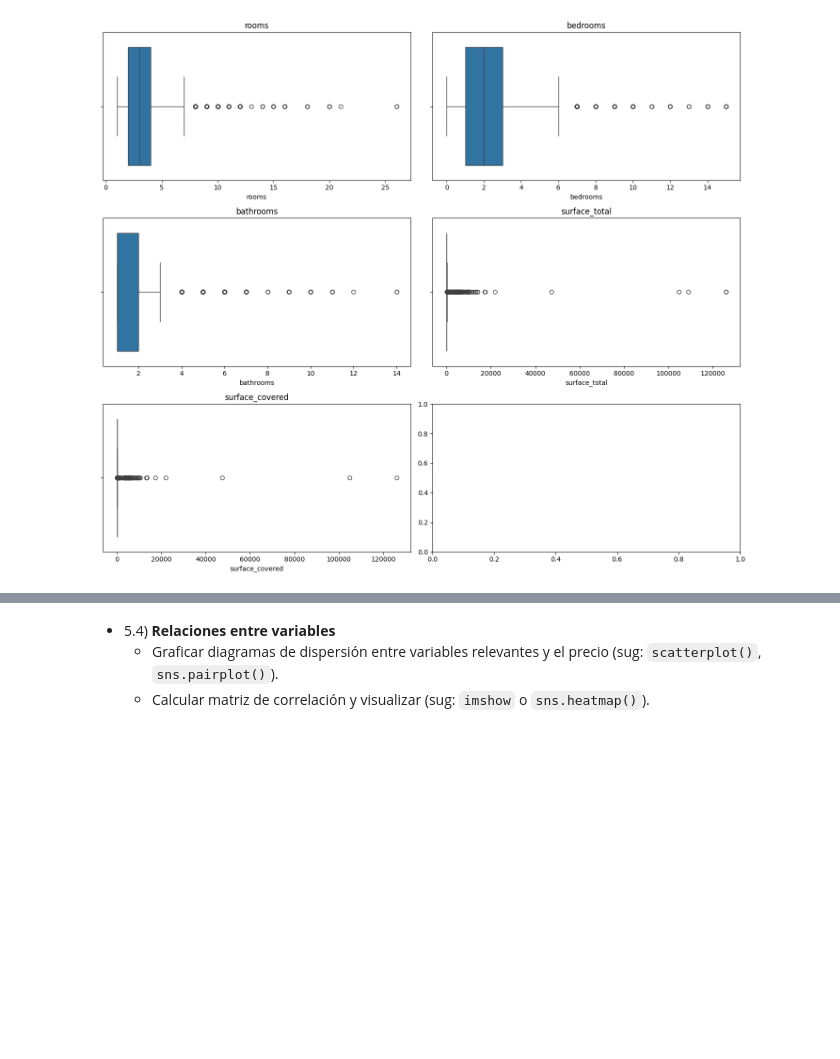
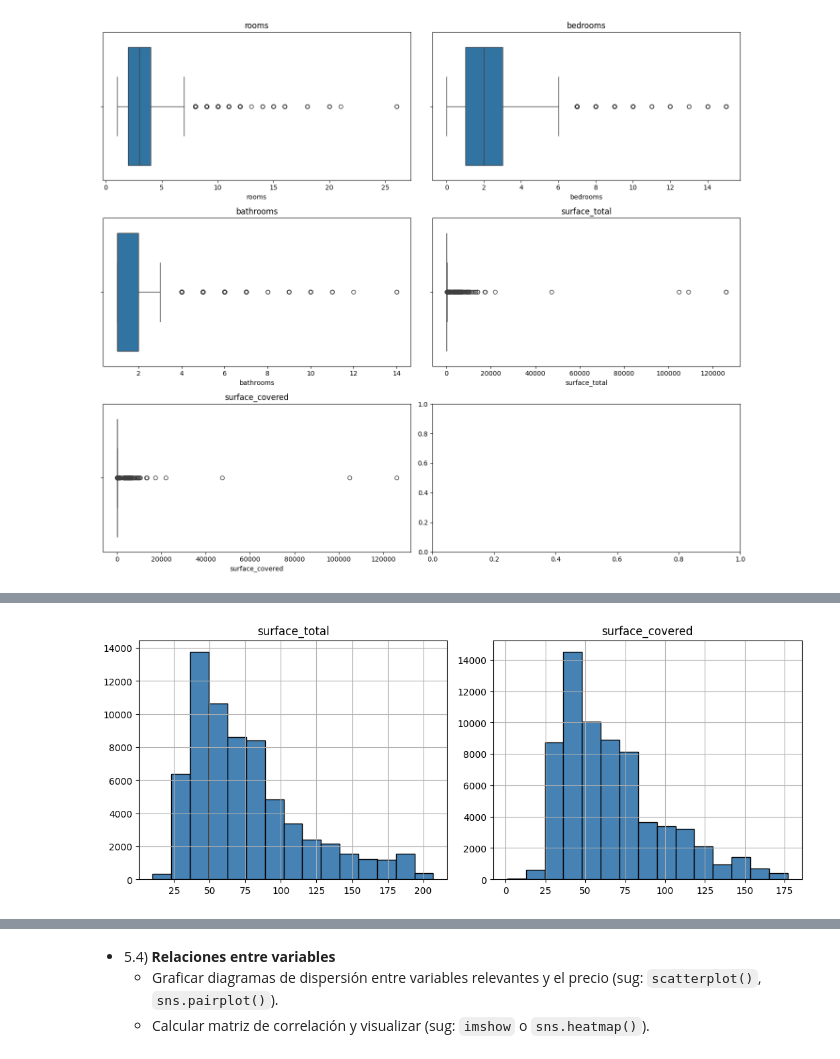
Before and after one commit to matigold22/TP-SIA, a Jupyter notebook: 2026_Consigna_TP1.ipynb, the cells around one changed output, grey strips where cells are left out. Drawn from its saved outputs; the diff is of its cells as text; code cells hidden in the pictures; blank space fills up the shorter version.

```diff
--- a/2026_Consigna_TP1.ipynb
+++ b/2026_Consigna_TP1.ipynb
@@ -317,20 +341,35 @@ plt.show()
 # %%
-cols_outliers = ["rooms", "bedrooms", "bathrooms", "surface_total", "surface_covered"]
+cols_outliers = [
+    "rooms",
+    "bedrooms",
+    "bathrooms",
+    "surface_total",
+    "surface_covered"]
 
-for col in cols_outliers:
-    Q1 = X_train[col].quantile(0.25)
-    Q3 = X_train[col].quantile(0.75)
+def eliminar_outliers_iqr(X, y=None, cols=None, X_referencia=None):
+    if X_referencia is None:
+        X_referencia = X
+
+    Q1 = X_referencia[cols].quantile(0.25)
+    Q3 = X_referencia[cols].quantile(0.75)
     IQR = Q3 - Q1
 
     limite_inf = Q1 - 1.5 * IQR
     limite_sup = Q3 + 1.5 * IQR
 
-    cantidad = ((X_train[col] < limite_inf) | (X_train[col] > limite_sup)).sum()
+    mask = (X[cols] < limite_inf) | (X[cols] > limite_sup)
 
-    print(col, ":", cantidad, "outliers")
+    print("Número de outliers por variable:")
+    print(mask.sum())
 
-    indices_outliers = X_train[(X_train[col] < limite_inf) | (X_train[col] > limite_sup)].index
+    indices_outliers = X[mask.any(axis=1)].index
+    X_limpio = X.drop(indices_outliers)
 
-    X_train = X_train.drop(indices_outliers)
-    y_train = y_train.drop(indices_outliers)
+    if y is not None:
+        y_limpio = y.drop(indices_outliers)
+        return X_limpio, y_limpio
+
+    return X_limpio
+
+X_train, y_train = eliminar_outliers_iqr(X_train, y_train, cols_outliers, X_referencia=X_train)
 # %% [output]
@@ -341,0 +403,8 @@ surface_covered : 3084 outliers
+# %%
+num_cols = ["surface_total", "surface_covered"]
+
+X_train[num_cols].hist(figsize=(16, 12), bins=15, color="steelblue", edgecolor="black", layout=(3, 3))
+plt.tight_layout()
+plt.show()
+# %% [output]
+[figure, added]
```
Also changed, not shown: parts of 35 cells of this notebook.
